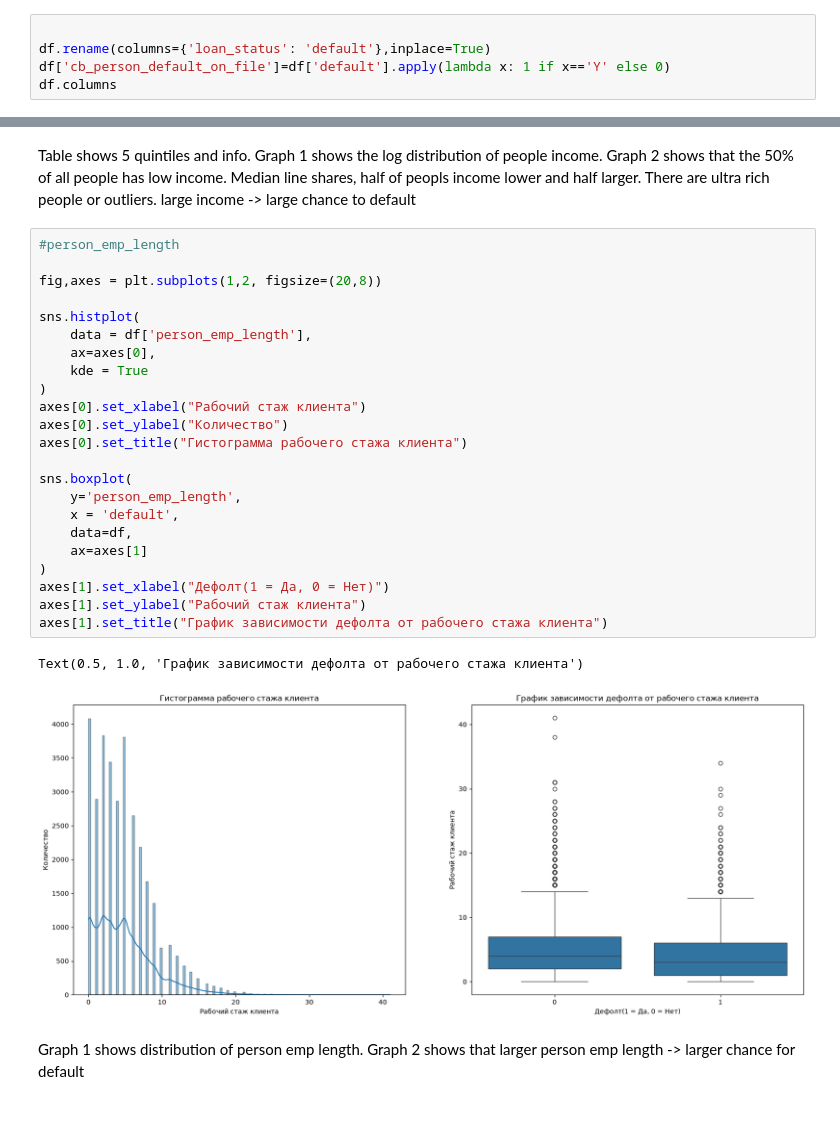
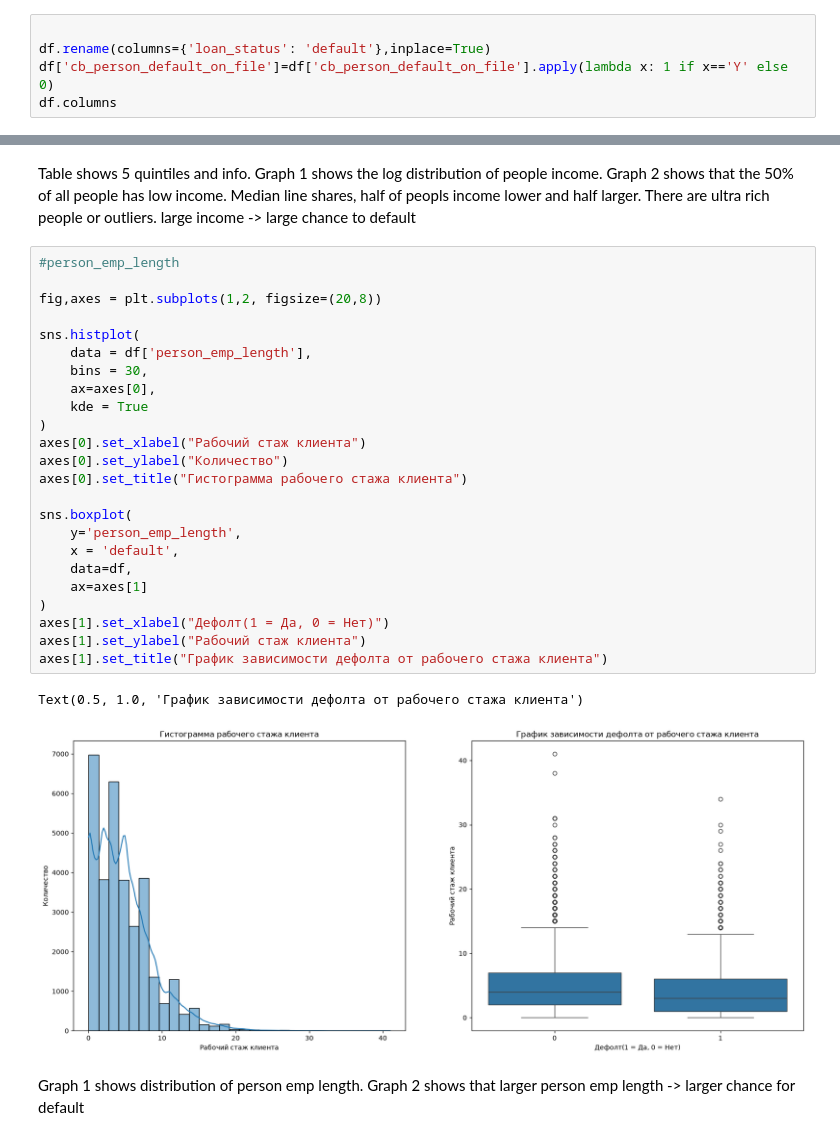
Before and after one commit to IfromHe11/Credit-Risk-Analytics-Loan-Approval-Optimization, a Jupyter notebook: Notebook_EDA.ipynb, the cells around one changed output, grey strips where cells are left out. Drawn from its saved outputs; the diff is of its cells as text.

```diff
--- a/Notebook_EDA.ipynb
+++ b/Notebook_EDA.ipynb
@@ -25,7 +25,7 @@ df
 # %%
 
 df.rename(columns={'loan_status': 'default'},inplace=True)
-df['cb_person_default_on_file']=df['default'].apply(lambda x: 1 if x=='Y' else 0)
+df['cb_person_default_on_file']=df['cb_person_default_on_file'].apply(lambda x: 1 if x=='Y' else 0)
 df.columns
 # %% [output]
 Index(['person_age', 'person_income', 'person_home_ownership',
@@ -230,29 +230,30 @@ large income -> large chance to default
 # %%
 #person_emp_length
 
 fig,axes = plt.subplots(1,2, figsize=(20,8))
 
 sns.histplot(
     data = df['person_emp_length'],
+    bins = 30,
     ax=axes[0],
     kde = True
 )
 axes[0].set_xlabel("Рабочий стаж клиента")
 axes[0].set_ylabel("Количество")
 axes[0].set_title("Гистограмма рабочего стажа клиента")
 
 sns.boxplot(
     y='person_emp_length',
     x = 'default',
     data=df,
     ax=axes[1]
 )
 axes[1].set_xlabel("Дефолт(1 = Да, 0 = Нет)")
 axes[1].set_ylabel("Рабочий стаж клиента")
 axes[1].set_title("График зависимости дефолта от рабочего стажа клиента")
 # %% [output]
 Text(0.5, 1.0, 'График зависимости дефолта от рабочего стажа клиента')
-[figure, old version]
+[figure, new version]
 # %% [markdown]
 Graph 1 shows distribution of person emp length.
 Graph 2 shows that larger person emp length -> larger chance for default
```
Also changed, not shown: parts of 34 cells of this notebook.
